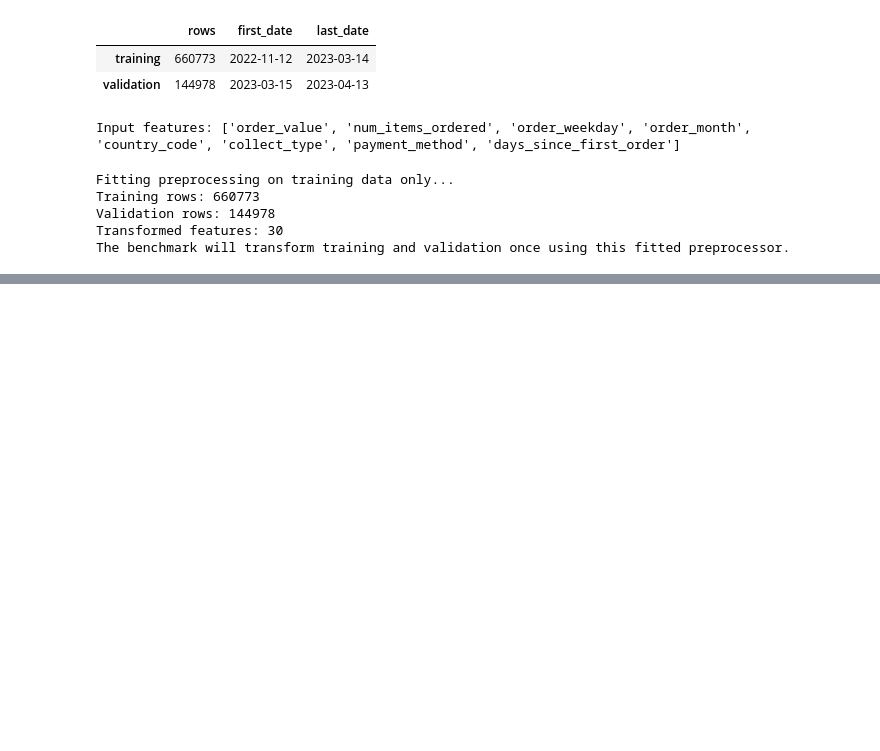
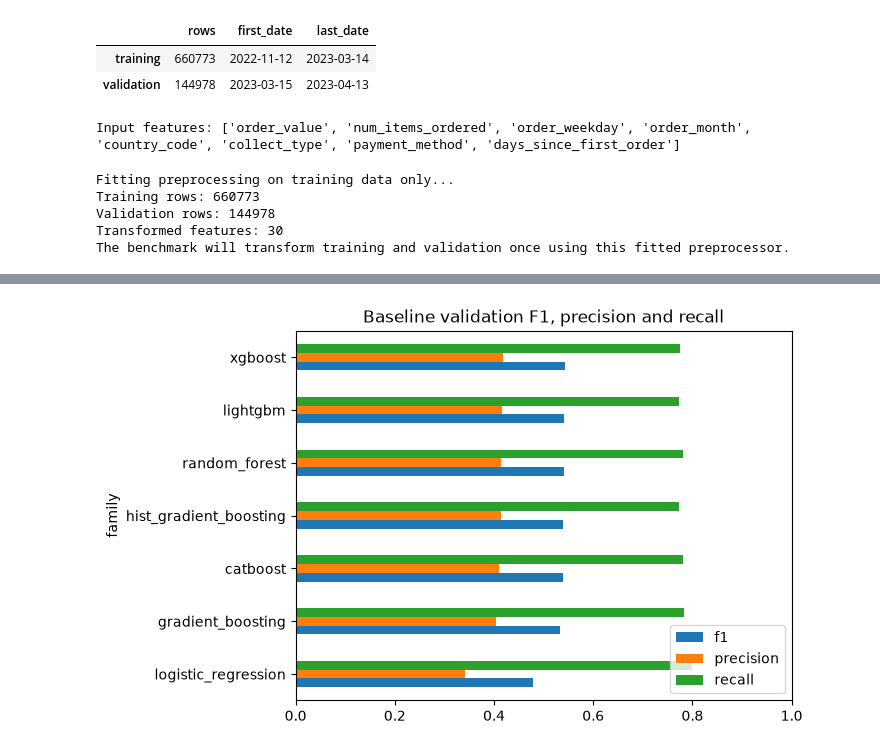
Before and after one commit to hqasdf/agilemlops-ca1, a Jupyter notebook: ca1 hq file.ipynb, the cells around one changed output, grey strips where cells are left out. Cells and saved outputs as stored; diff of their text form; code cells hidden in the pictures; blank space fills up the shorter version.

```diff
--- a/ca1 hq file.ipynb
+++ b/ca1 hq file.ipynb
@@ -1413,0 +750,17 @@ Local verification runs: CatBoost `a32ff6b4cdae4476ac3be5b79e0ed56a`; LightGBM `
+# %%
+import os
+
+from src.train_hq import evaluation_dates, research_stages, threshold_curve
+
+mode = os.environ.get("PBI06_MODE", "reuse")
+validation_dates = evaluation_dates(orders_clean, labels_clean, x_val)
+stages = research_stages(
+    x_train, y_train, train_dates, x_val, y_val, validation_dates, split,
+    mode=mode, run_id=os.environ.get("PBI06_RUN_ID"),
+)
+metric_columns = [
+    "family", "f1", "precision", "recall", "average_precision", "roc_auc",
+    "accuracy", "false_positive_rate", "tn", "fp", "fn", "tp",
+    "training_seconds", "prediction_seconds", "mean_f1", "std_f1", "config", "run_id",
+]
+print("PBI 06 mode:", mode)
@@ -1413,0 +773,7 @@ Local verification runs: CatBoost `a32ff6b4cdae4476ac3be5b79e0ed56a`; LightGBM `
+# %%
+baseline = pd.DataFrame(next(stages)).set_index("family", drop=False)
+display(baseline[metric_columns].sort_values("f1", ascending=False))
+baseline.sort_values("f1")[["f1", "precision", "recall"]].plot.barh(
+    title="Baseline validation F1, precision and recall", xlim=(0, 1))
+plt.show()
+# %% [output]
@@ -1413,0 +789 @@ Local verification runs: CatBoost `a32ff6b4cdae4476ac3be5b79e0ed56a`; LightGBM `
+[figure, added]
```
Also changed, not shown: parts of 62 cells of this notebook, 6 other files.
